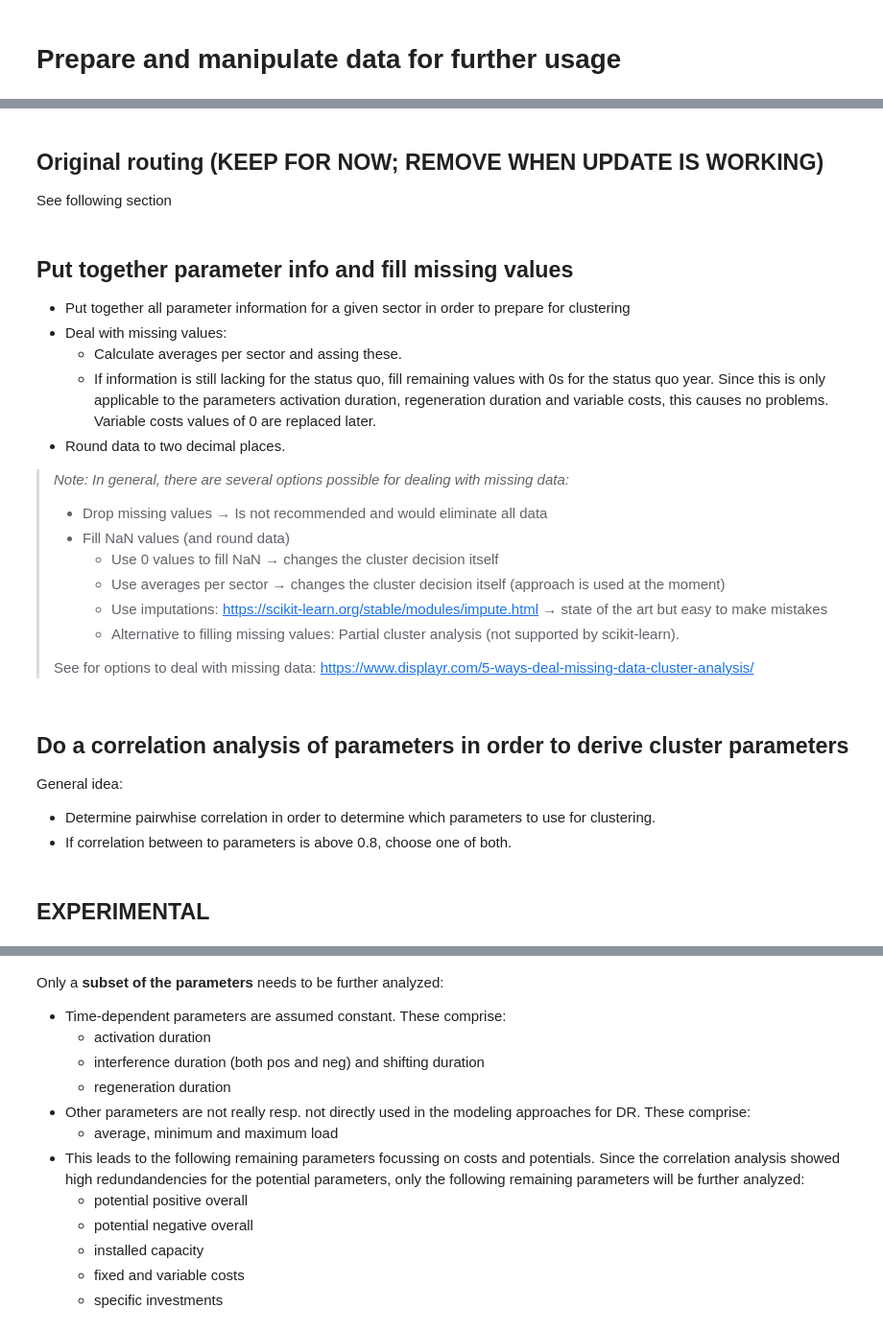
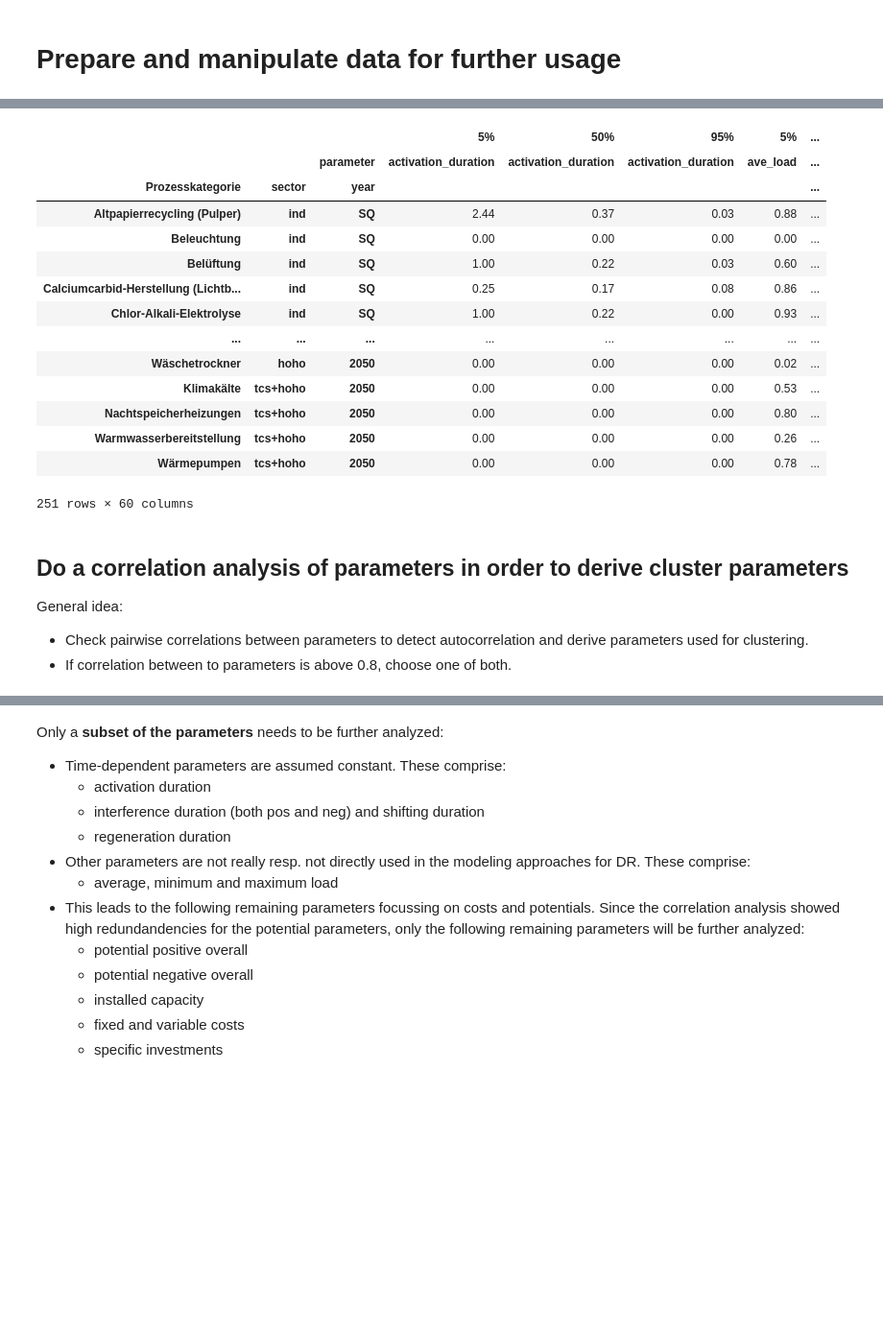
Before and after one commit to jokochems/DR_Potentials, a Jupyter notebook: DR_potential_clustering.ipynb, the cells around one changed output, grey strips where cells are left out. Shown at 96% size. Cells and saved outputs as stored; diff of their text form; code cells hidden in the pictures; blank space fills up the shorter version.

```diff
--- a/DR_potential_clustering.ipynb
+++ b/DR_potential_clustering.ipynb
@@ -479,20 +594,0 @@ See the caveats in the documentation: https://pandas.pydata.org/pandas-docs/stab
-# %% [markdown]
-## Original routing (KEEP FOR NOW; REMOVE WHEN UPDATE IS WORKING)
-See following section
-# %% [markdown]
-## Put together parameter info and fill missing values
-* Put together all parameter information for a given sector in order to prepare for clustering
-* Deal with missing values:
-    * Calculate averages per sector and assing these.
-    * If information is still lacking for the status quo, fill remaining values with 0s for the status quo year. Since this is only applicable to the parameters activation duration, regeneration duration and variable costs, this causes no problems. Variable costs values of 0 are replaced later.
-* Round data to two decimal places.
-
-> _Note: In general, there are several options possible for dealing with missing data:_
-> * Drop missing values &rarr; Is not recommended and would eliminate all data
-> * Fill NaN values (and round data)
->    * Use 0 values to fill NaN &rarr; changes the cluster decision itself
->    * Use averages per sector &rarr; changes the cluster decision itself (approach is used at the moment)
->    * Use imputations: https://scikit-learn.org/stable/modules/impute.html &rarr; state of the art but easy to make mistakes
->    * Alternative to filling missing values: Partial cluster analysis (not supported by scikit-learn).
->
-> See for options to deal with missing data: https://www.displayr.com/5-ways-deal-missing-data-cluster-analysis/
@@ -564,8 +595,24 @@ potential_dict["SQ"].head()
+# %%
+all_params_reshaped
+# %% [output]
+|  |  |  | 5% | 50% | 95% | 5% | ... |
+|  |  | parameter | activation_duration | activation_duration | activation_duration | ave_load | ... |
+| Prozesskategorie | sector | year |  |  |  |  | ... |
+| Altpapierrecycling (Pulper) | ind | SQ | 2.44 | 0.37 | 0.03 | 0.88 | ... |
+| Beleuchtung | ind | SQ | 0.00 | 0.00 | 0.00 | 0.00 | ... |
+| Belüftung | ind | SQ | 1.00 | 0.22 | 0.03 | 0.60 | ... |
+| Calciumcarbid-Herstellung (Lichtb... | ind | SQ | 0.25 | 0.17 | 0.08 | 0.86 | ... |
+| Chlor-Alkali-Elektrolyse | ind | SQ | 1.00 | 0.22 | 0.00 | 0.93 | ... |
+| ... | ... | ... | ... | ... | ... | ... | ... |
+| Wäschetrockner | hoho | 2050 | 0.00 | 0.00 | 0.00 | 0.02 | ... |
+| Klimakälte | tcs+hoho | 2050 | 0.00 | 0.00 | 0.00 | 0.53 | ... |
+| Nachtspeicherheizungen | tcs+hoho | 2050 | 0.00 | 0.00 | 0.00 | 0.80 | ... |
+| Warmwasserbereitstellung | tcs+hoho | 2050 | 0.00 | 0.00 | 0.00 | 0.26 | ... |
+| Wärmepumpen | tcs+hoho | 2050 | 0.00 | 0.00 | 0.00 | 0.78 | ... |
+251 rows × 60 columns
 # %% [markdown]
 ## Do a correlation analysis of parameters in order to derive cluster parameters
 General idea:
-* Determine  pairwhise correlation in order to determine which parameters to use for clustering.
+* Check pairwise correlations between parameters to detect autocorrelation and derive parameters used for clustering.
 * If correlation between to parameters is above 0.8, choose one of both.
-# %% [markdown]
-## EXPERIMENTAL
 # %%
```
Also changed, not shown: parts of 43 cells of this notebook.
